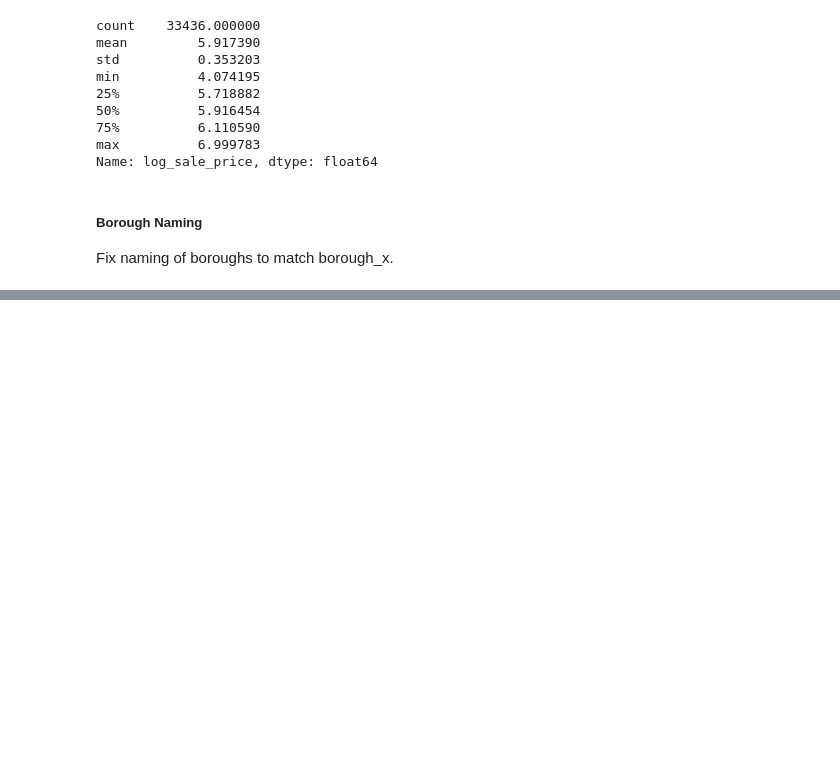
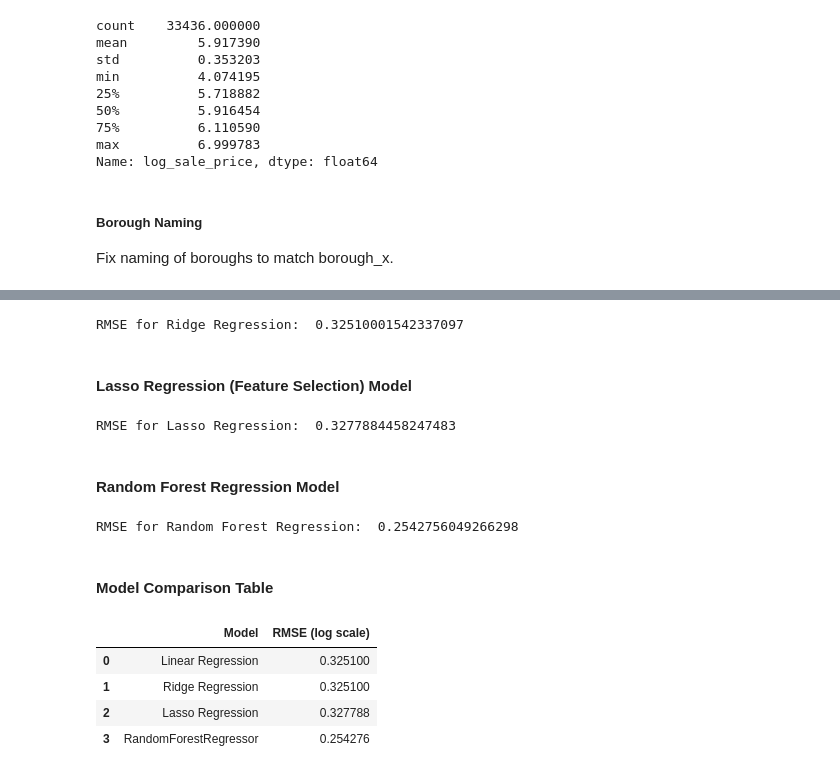
Before and after one commit to celina-ayl/capstone_project, a Jupyter notebook: capstone_project.ipynb, the cells around one changed output, grey strips where cells are left out. Saved outputs shown, nothing was run; the diff lists cells and outputs as text; code cells hidden in the pictures; blank space fills up the shorter version.

```diff
--- a/capstone_project.ipynb
+++ b/capstone_project.ipynb
@@ -444,0 +503,78 @@ df['borough_name'] = df['borough_x'].map(borough_names)
+# %%
+# import Ridge regression for regularization
+from sklearn.linear_model import Ridge
+
+# train Ridge regression model
+ridge = Ridge(alpha=1.0)
+# fit the model to the training data
+ridge.fit(X_train, y_train)
+
+# make predictions on the test set
+y_pred_ridge = ridge.predict(X_test)
+# evaluate the model performance using RMSE
+rmse_ridge = np.sqrt(mean_squared_error(y_test, y_pred_ridge))
+print("RMSE for Ridge Regression: ", rmse_ridge)
+# %% [output]
+RMSE for Ridge Regression:  0.32510001542337097
+# %% [markdown]
+#### Lasso Regression (Feature Selection) Model
+# %%
+# import Lasso regression for regularization
+from sklearn.pipeline import Pipeline # for creating a modeling pipeline
+from sklearn.preprocessing import StandardScaler
+from sklearn.linear_model import Lasso
+from sklearn.metrics import mean_squared_error
+
+# create a pipeline with standard scaling and Lasso regression, then fit and evaluate
+lasso_pipeline = Pipeline([
+    ('scaler', StandardScaler()), # feature scaling
+    ('lasso', Lasso(alpha=0.001, max_iter=10000)) # Lasso regression, increased max_iter for convergence
+])
+
+# fit the model to the training data
+lasso_pipeline.fit(X_train, y_train)
+
+# make predictions on the test set
+y_pred_lasso = lasso_pipeline.predict(X_test)
+# evaluate the model performance using RMSE
+rmse_lasso = np.sqrt(mean_squared_error(y_test, y_pred_lasso))
+
+print("RMSE for Lasso Regression: ", rmse_lasso)
+# %% [output]
+RMSE for Lasso Regression:  0.3277884458247483
+# %% [markdown]
+#### Random Forest Regression Model
+# %%
+from sklearn.ensemble import RandomForestRegressor
+
+rf = RandomForestRegressor(
+    n_estimators=100,
+    random_state=42,
+    n_jobs=-1
+)
+
+rf.fit(X_train, y_train)
+y_pred_rf = rf.predict(X_test)
+
+rmse_rf = np.sqrt(mean_squared_error(y_test, y_pred_rf))
+rmse_rf
+print("RMSE for Random Forest Regression: ", rmse_rf)
+# %% [output]
+RMSE for Random Forest Regression:  0.2542756049266298
+# %% [markdown]
+#### Model Comparison Table
+# %%
+# summarize model results in a dataframe
+model_results = pd.DataFrame({
+    'Model': ['Linear Regression', 'Ridge Regression', 'Lasso Regression', 'RandomForestRegressor'],
+    'RMSE (log scale)': [rmse_lr, rmse_ridge, rmse_lasso, rmse_rf]
+})
+
+# display the model results
+model_results
+# %% [output]
+|  | Model | RMSE (log scale) |
+| 0 | Linear Regression | 0.325100 |
+| 1 | Ridge Regression | 0.325100 |
+| 2 | Lasso Regression | 0.327788 |
+| 3 | RandomForestRegressor | 0.254276 |
```
Also changed, not shown: parts of 12 cells of this notebook.
